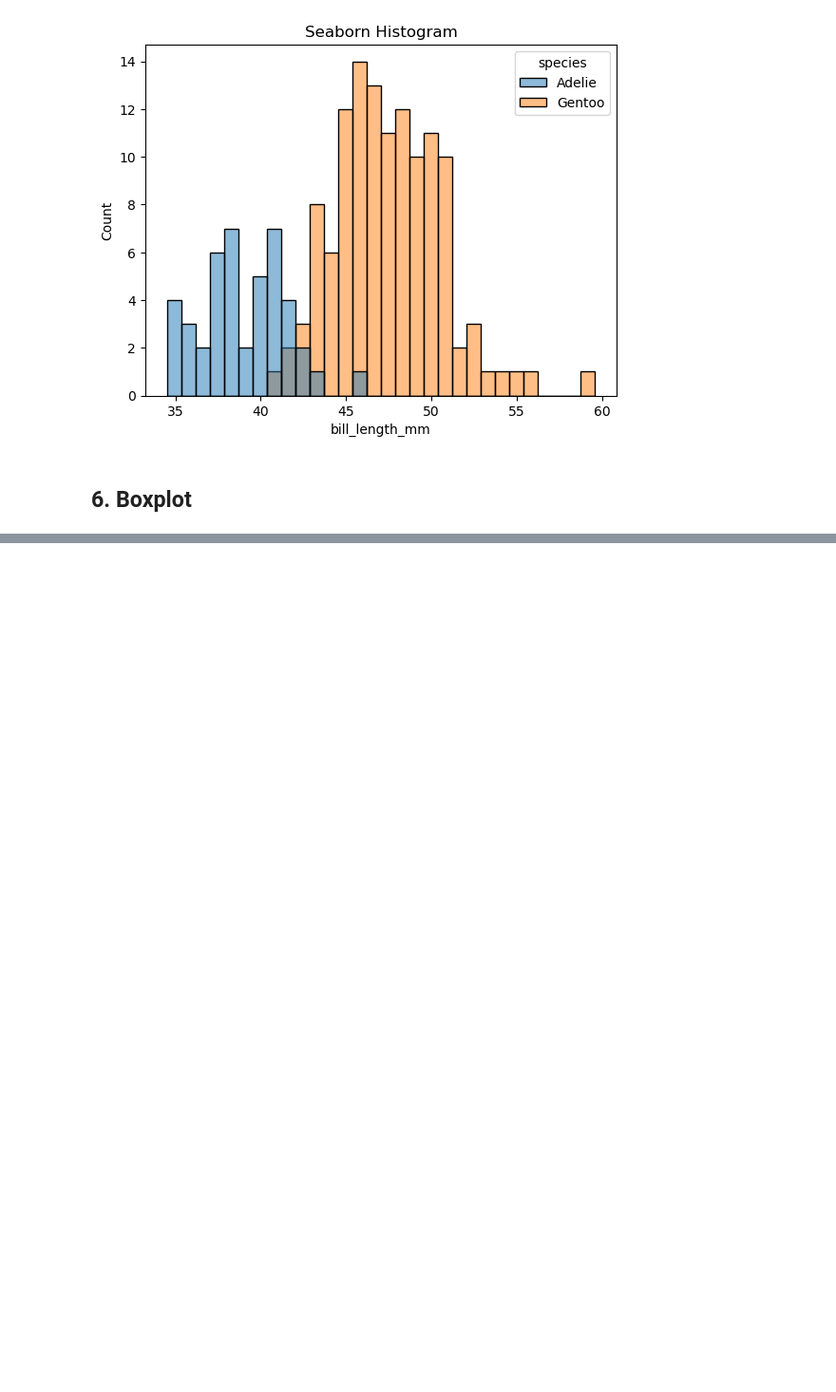
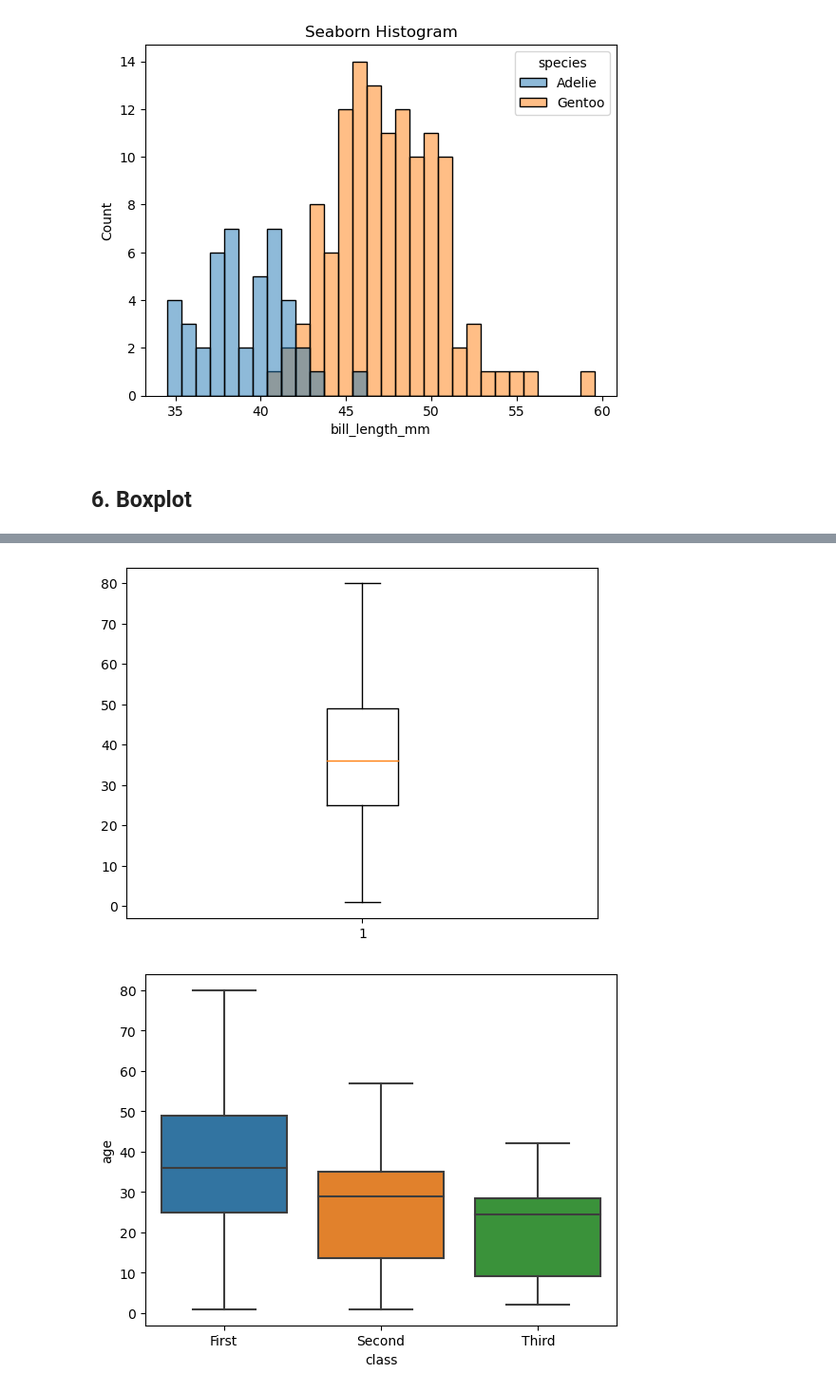
Before and after one commit to chuck-ankit/Python, a Jupyter notebook: Learning/05b_Matplotlib_Seaborn.ipynb, the cells around one changed output, grey strips where cells are left out. Shown at 95% size. Drawn from its saved outputs; the diff is of its cells as text; code cells hidden in the pictures; blank space fills up the shorter version.

```diff
--- a/Learning/05b_Matplotlib_Seaborn.ipynb
+++ b/Learning/05b_Matplotlib_Seaborn.ipynb
@@ -506,7 +506,9 @@ plt.show()
 # %% [markdown]
 ## 6. Boxplot
 # %%
-first_class = df[df['class'] == 'First']
+df = sns.load_dataset("titanic")
+df = df.dropna()
+first_class = df[df['class']=='First']
 first_class
 # %% [output]
 |  | survived | pclass | sex | age | sibsp | parch | fare | embarked | class | who | ... |
@@ -524,0 +527,9 @@ first_class
+# %%
+plt.boxplot([first_class['age'].tolist()])
+plt.show()
+
+sns.boxplot(data=df,y="age", x='class')
+plt.show()
+# %% [output]
+[figure, added]
+[figure, added]
```
Also changed, not shown: parts of 1 cell of this notebook.
